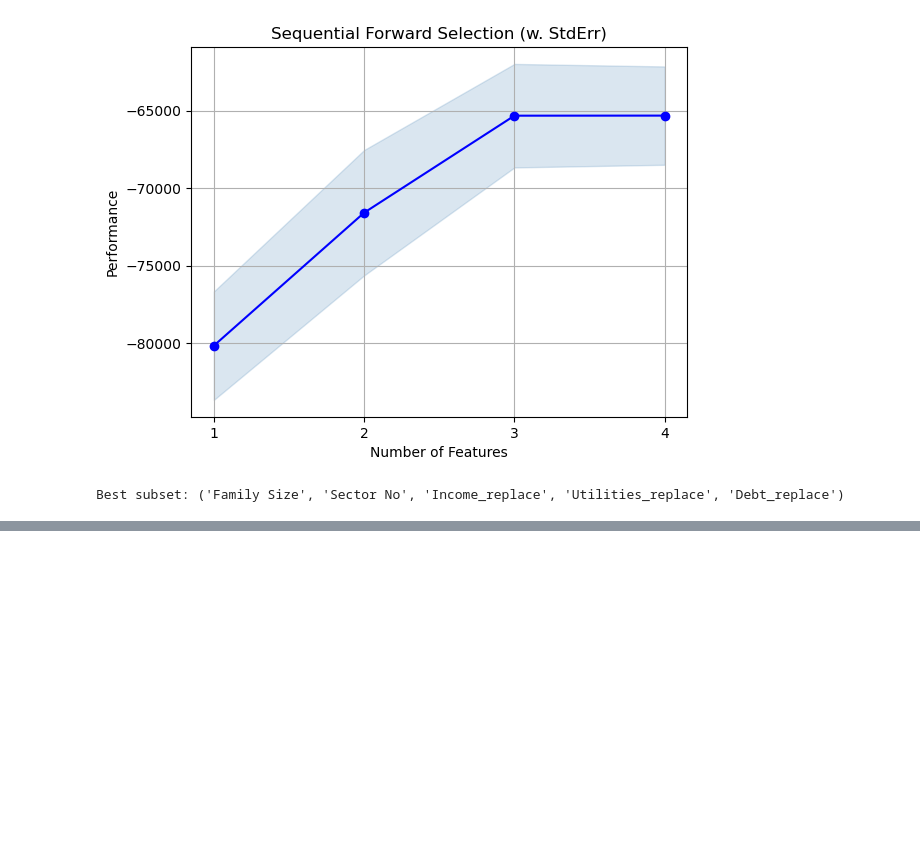
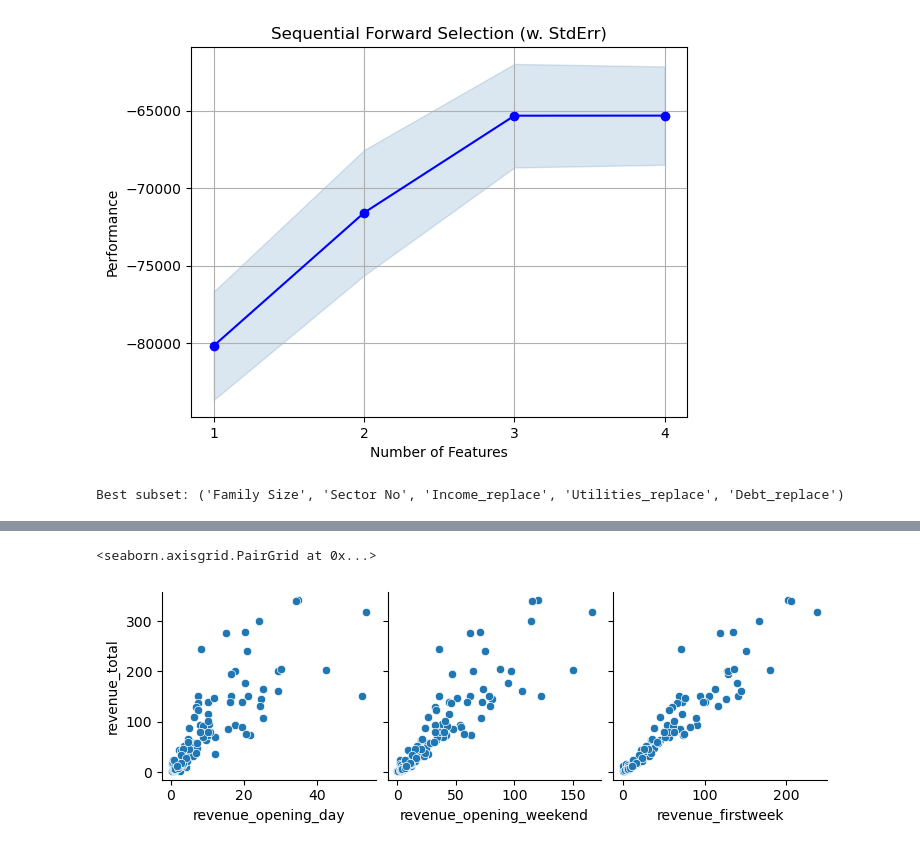
Before and after one commit to subhendu23/Data_Science, a Jupyter notebook: Assignment_07_SB_Sep_12.ipynb, the cells around one changed output, grey strips where cells are left out. Cells and saved outputs as stored; diff of their text form; code cells hidden in the pictures; blank space fills up the shorter version.

```diff
--- a/Assignment_07_SB_Sep_12.ipynb
+++ b/Assignment_07_SB_Sep_12.ipynb
@@ -630,0 +668,5 @@ plt.show()
+# %%
+MovieBoxOff_df=pd.read_csv('MLR_MovieBoxOffice_data.csv')
+MovieBoxOff_plot_df=pd.read_csv('MLR_MovieBoxOffice_data.csv')
+MovieBoxOff_df=MovieBoxOff_df.set_index(['movie_name'])
+MovieBoxOff_df.sample(10)
@@ -630,0 +724,5 @@ plt.show()
+# %%
+sns.pairplot(MovieBoxOff_plot_df,x_vars=['revenue_opening_day','revenue_opening_weekend','revenue_firstweek'],y_vars=['revenue_total'])
+# %% [output]
+<seaborn.axisgrid.PairGrid at 0x...>
+[figure, added]
```
Also changed, not shown: parts of 27 cells of this notebook.
